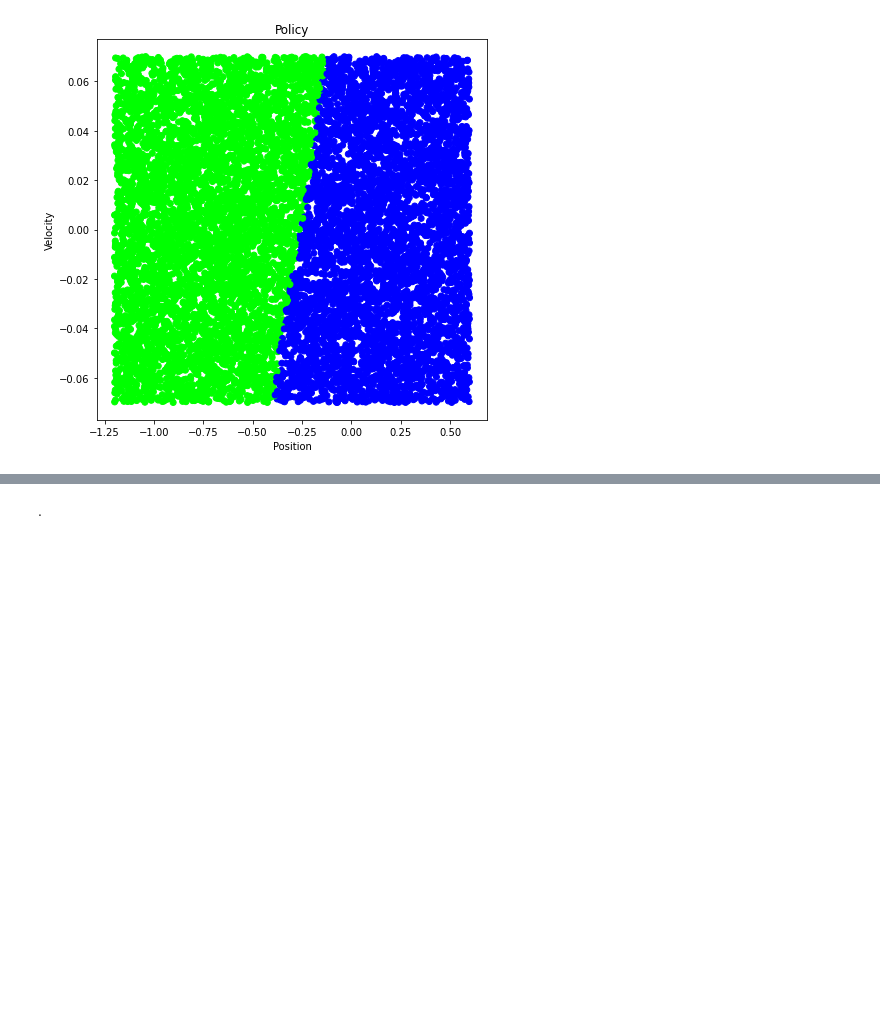
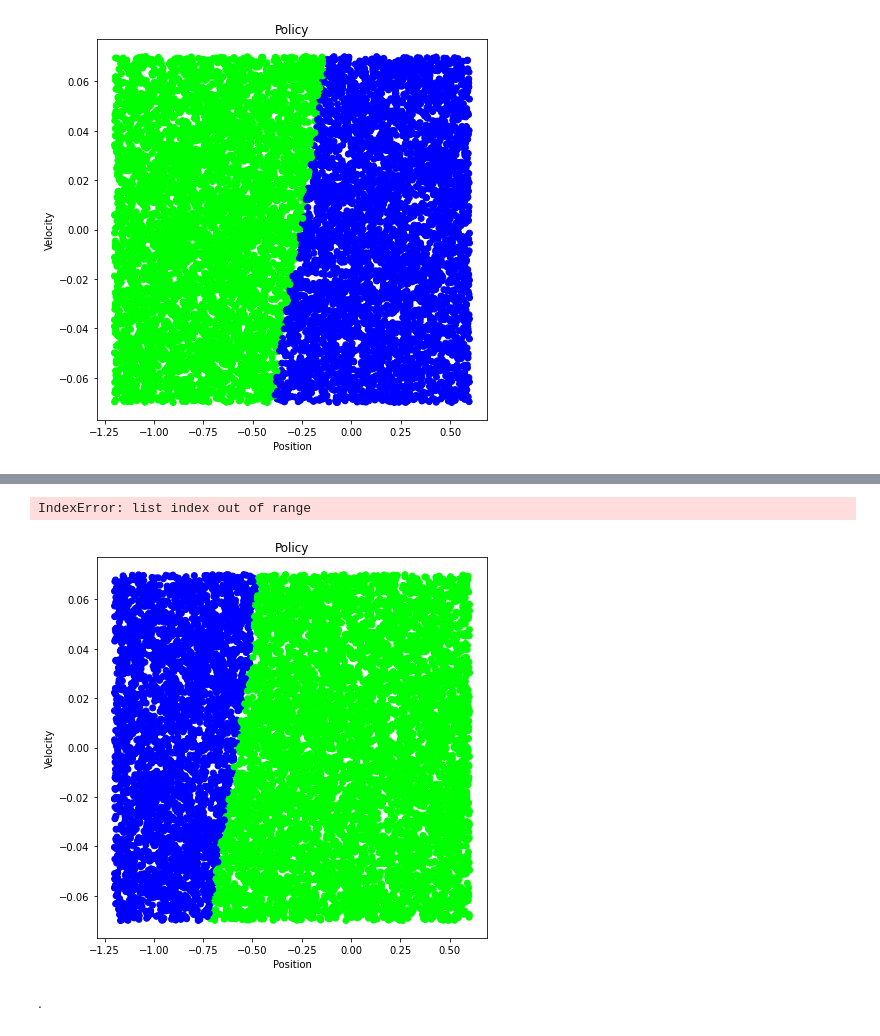
Before and after one commit to thiagodsd/science-avec-des, a Jupyter notebook: notas/lab_reforco_0b0000.ipynb, the cells around one changed output, grey strips where cells are left out. Drawn from its saved outputs; the diff is of its cells as text; code cells hidden in the pictures; blank space fills up the shorter version.

```diff
--- a/notas/lab_reforco_0b0000.ipynb
+++ b/notas/lab_reforco_0b0000.ipynb
@@ -1564,2 +1794,37 @@ env.close()
+# %%
+import matplotlib.patches as mpatches
+from matplotlib.colors import ListedColormap
+from torch.autograd import Variable
+
+X = np.random.uniform(-1.2, 0.6, 10000)
+Y = np.random.uniform(-0.07, 0.07, 10000)
+Z = []
+
+for i in range(len(X)):
+    z = RL.agent.act(np.array([X[i], Y[i]])).item()
+    Z.append(z)
+Z = pd.Series(Z)
+
+colors = {0:'blue',1:'lime',2:'red'}
+colors = Z.apply(lambda x:colors[x])
+labels = ['Left','Right','Nothing']
+
+fig = plt.figure(3, figsize=[7,7])
+ax = fig.gca()
+plt.set_cmap('brg')
+surf = ax.scatter(X,Y, c=Z)
+
+ax.set_xlabel('Position')
+ax.set_ylabel('Velocity')
+ax.set_title('Policy')
+
+recs = []
+for i in range(0,3):
+     recs.append(mpatches.Rectangle((0,0),1,1,fc=sorted(colors.unique())[i]))
+plt.legend(recs,labels,loc=4,ncol=3)
+plt.show()
+# %% [output]
+IndexError: list index out of range
+[figure, added]
 # %% [markdown]
 .
```
Also changed, not shown: parts of 25 cells of this notebook, 1 other file.
